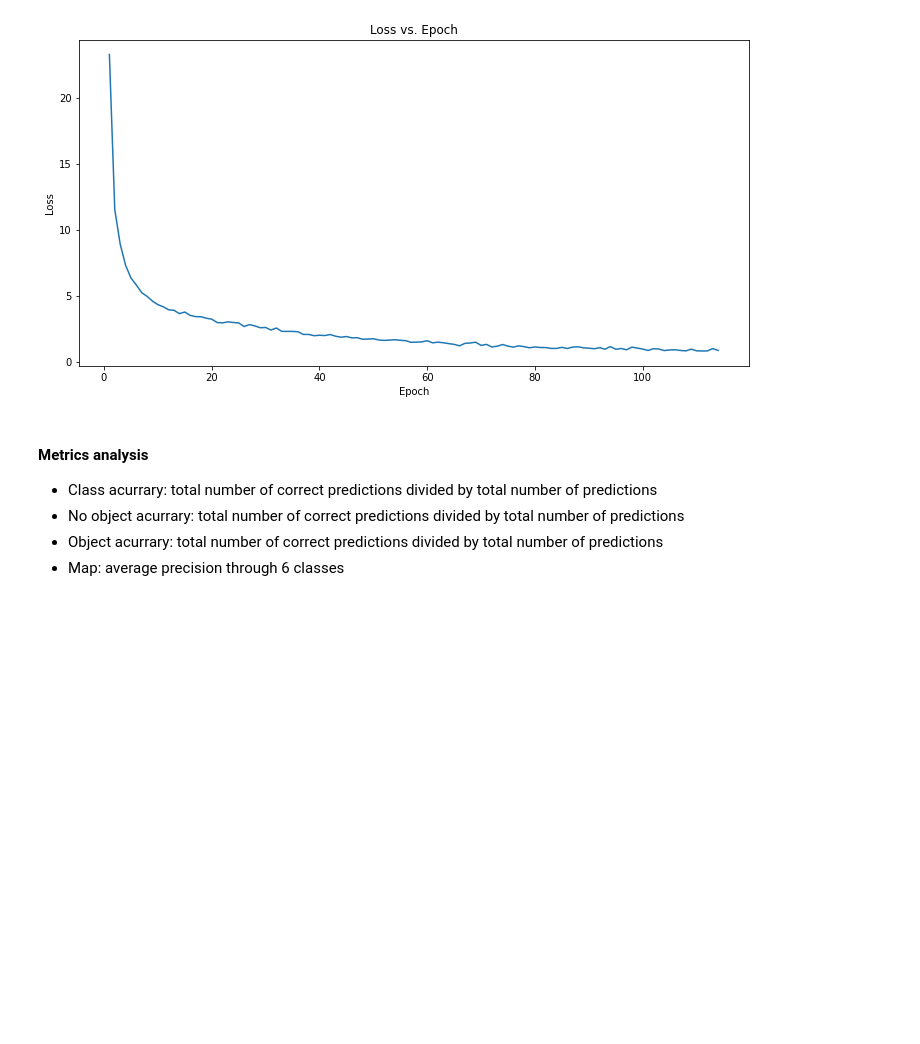
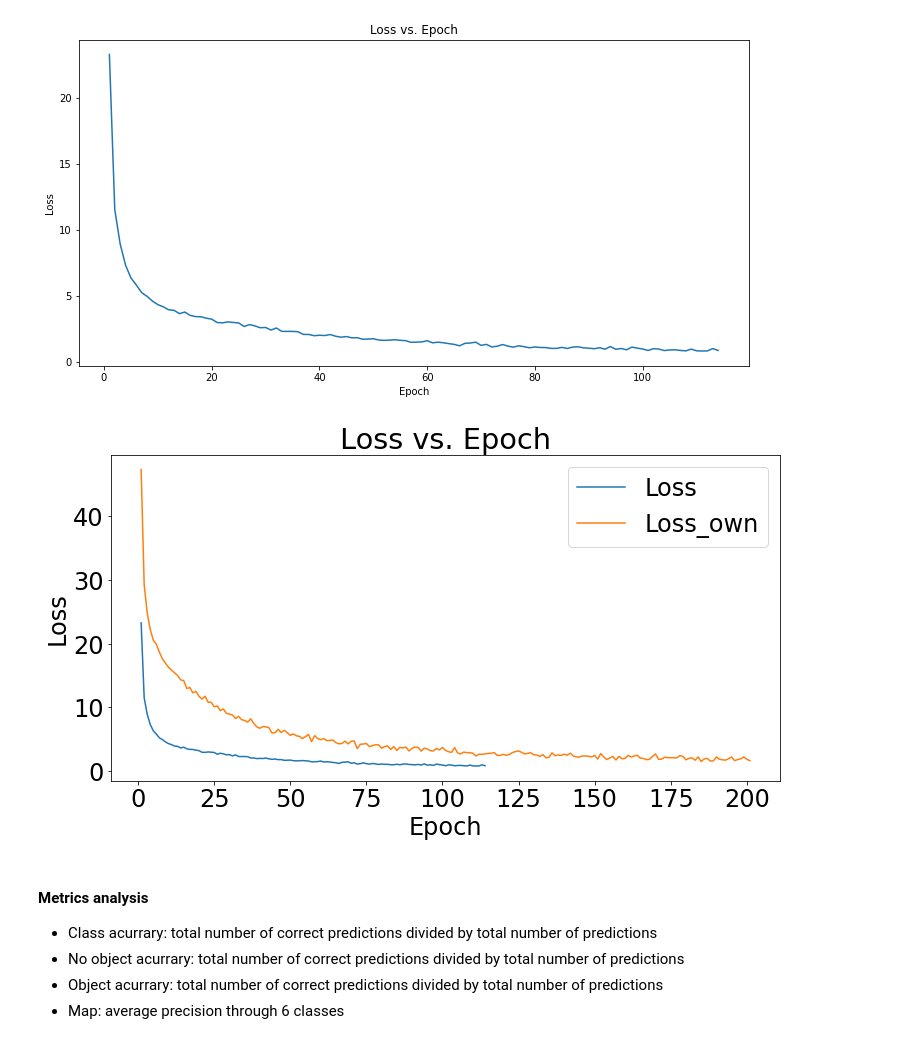
Before and after one commit to enmanuelmag/YOLOv3, a Jupyter notebook: notebooks/metrics.ipynb, the cells around one changed output. Cells and saved outputs as stored; diff of their text form; code cells hidden in the pictures; blank space fills up the shorter version.

```diff
--- a/notebooks/metrics.ipynb
+++ b/notebooks/metrics.ipynb
@@ -10,11 +10,15 @@ warnings.filterwarnings("ignore")
 ### Constants
 # %%
 LOSSES_PATH = '../data/losses.pkl'
+LOSSES_OWN_PATH = '../data/losses.own.pkl'
 METRICS_PATH = '../data/metrics.pkl'
+METRICS_OWN_PATH = '../data/metrics.own.pkl'
 COLOR = '#e31c60'
 # %%
 losses = pd.read_pickle(open(LOSSES_PATH, 'rb'))[['epoch', 'looses', 'mean', 'std']]
+losses_own = pd.read_pickle(open(LOSSES_OWN_PATH, 'rb'))[['epoch', 'looses', 'mean', 'std']]
 metrics = pd.read_pickle(open(METRICS_PATH, 'rb'))[['epoch', 'class_accuracy', 'noobj_accuracy', 'obj_accuracy', 'map']]
+metrics_own = pd.read_pickle(open(METRICS_OWN_PATH, 'rb'))[['epoch', 'class_accuracy', 'noobj_accuracy', 'obj_accuracy', 'map']]
 # %%
 len(losses)
 # %% [output]
@@ -46,6 +50,22 @@ loss_plot.figure.savefig('../img/loss_plot_a.png', dpi=150)
 plt.rcParams.update({'font.size': 24})
 # %% [output]
 [figure]
+# %%
+#add loss vs loss_own
+plt.figure(figsize=(12, 6))
+loss_plot = sns.lineplot(x='epoch', y='mean', data=losses)
+loss_plot_own = sns.lineplot(x='epoch', y='mean', data=losses_own)
+plt.title('Loss vs. Epoch')
+plt.xlabel('Epoch')
+plt.ylabel('Loss')
+#add legend
+plt.legend(['Loss', 'Loss_own'])
+#loss_plot.lines[0].set_color(COLOR)
+loss_plot.figure.savefig('../img/loss_plot_own.png', dpi=150)
+#increase font size
+plt.rcParams.update({'font.size': 24})
+# %% [output]
+[figure, added]
 # %% [markdown]
 #### Metrics analysis
 - Class acurrary: total number of correct predictions divided by total number of predictions
```
Also changed, not shown: parts of 2 cells of this notebook, 10 other files.
